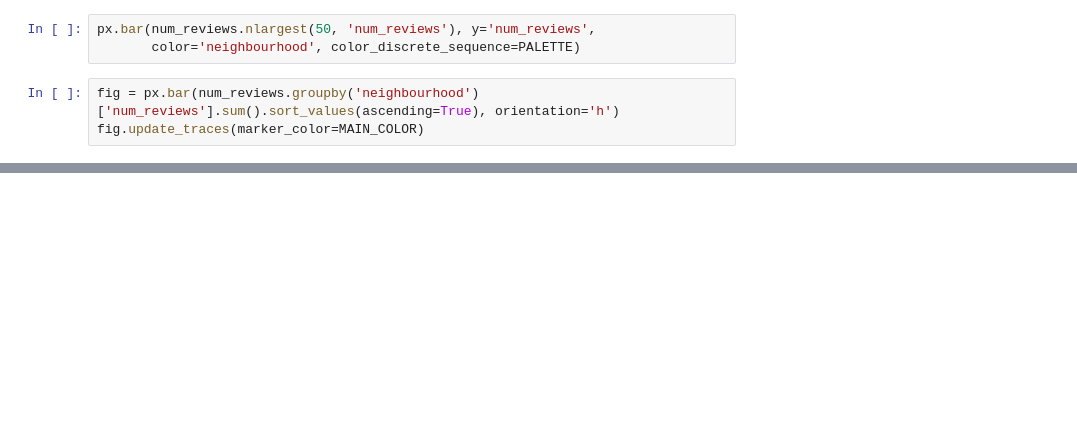
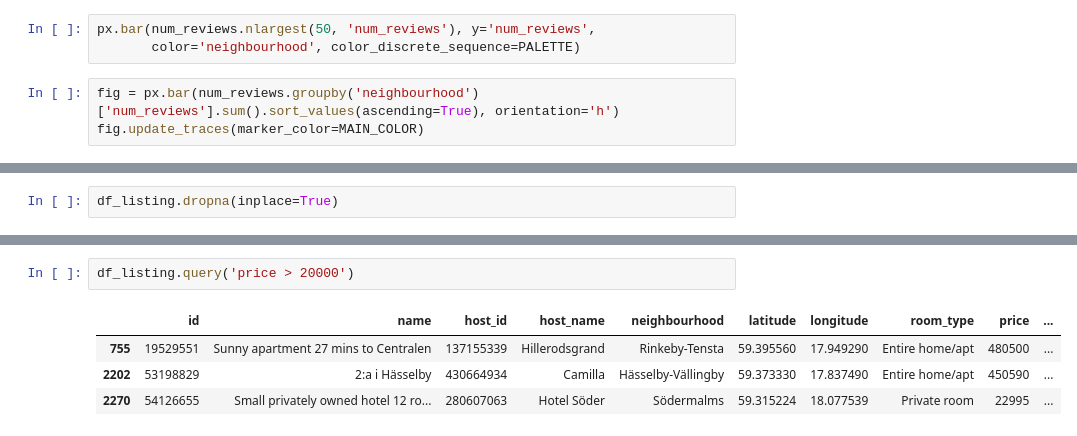
Before and after one commit to TanjaDS/Examensarbete_Airbnb, a Jupyter notebook: EDA.ipynb, the cells around one changed output, grey strips where cells are left out. Drawn from its saved outputs; the diff is of its cells as text; blank space fills up the shorter version.

```diff
--- a/EDA.ipynb
+++ b/EDA.ipynb
@@ -64,0 +156,2 @@ df_final[df_final['host_name'].str.contains("UNITY") == True].sort_values('date'
+# %%
+df_listing.dropna(inplace=True)
@@ -64,0 +178,7 @@ df_final[df_final['host_name'].str.contains("UNITY") == True].sort_values('date'
+# %%
+df_listing.query('price > 20000')
+# %% [output]
+|  | id | name | host_id | host_name | neighbourhood | latitude | longitude | room_type | price | ... |
+| 755 | 19529551 | Sunny apartment 27 mins to Centralen | 137155339 | Hillerodsgrand | Rinkeby-Tensta | 59.395560 | 17.949290 | Entire home/apt | 480500 | ... |
+| 2202 | 53198829 | 2:a i Hässelby | 430664934 | Camilla | Hässelby-Vällingby | 59.373330 | 17.837490 | Entire home/apt | 450590 | ... |
+| 2270 | 54126655 | Small privately owned hotel 12 ro... | 280607063 | Hotel Söder | Södermalms | 59.315224 | 18.077539 | Private room | 22995 | ... |
```
Also changed, not shown: parts of 27 cells of this notebook, 2 other files.
